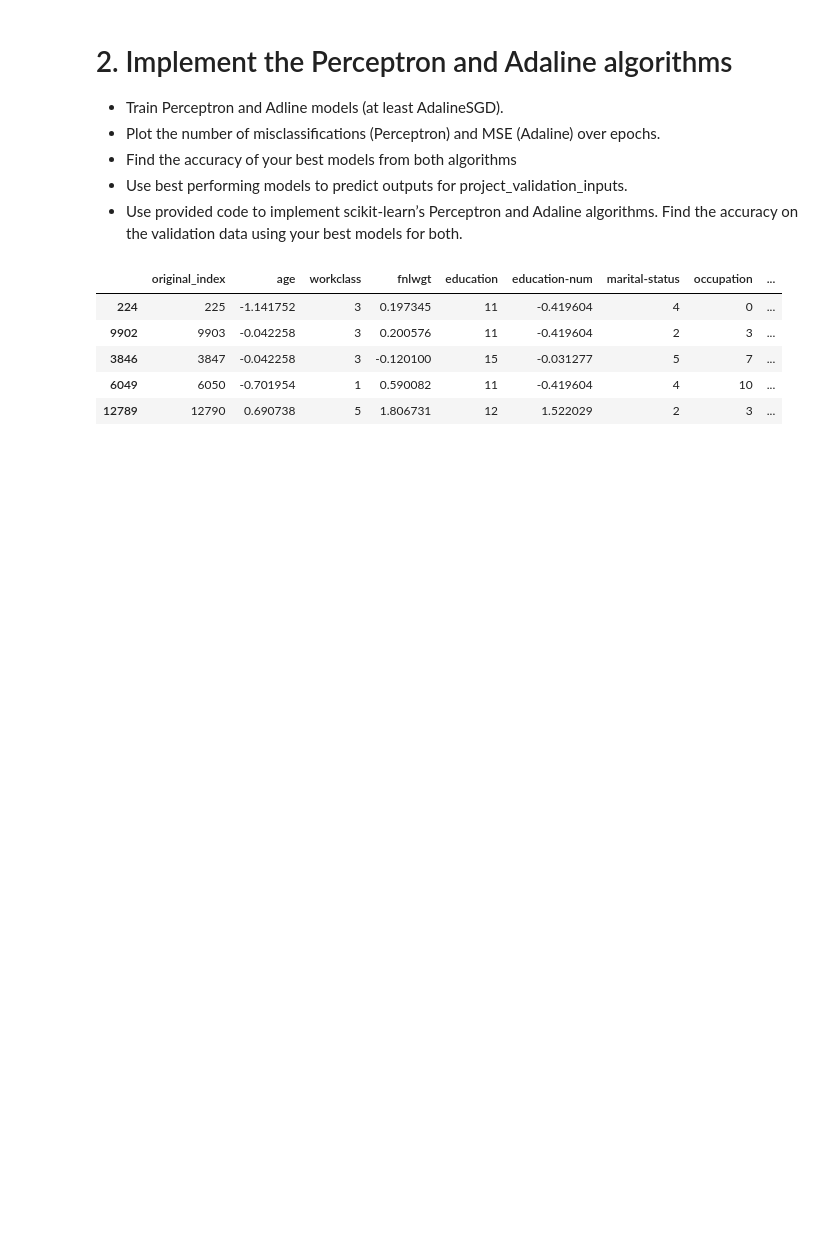
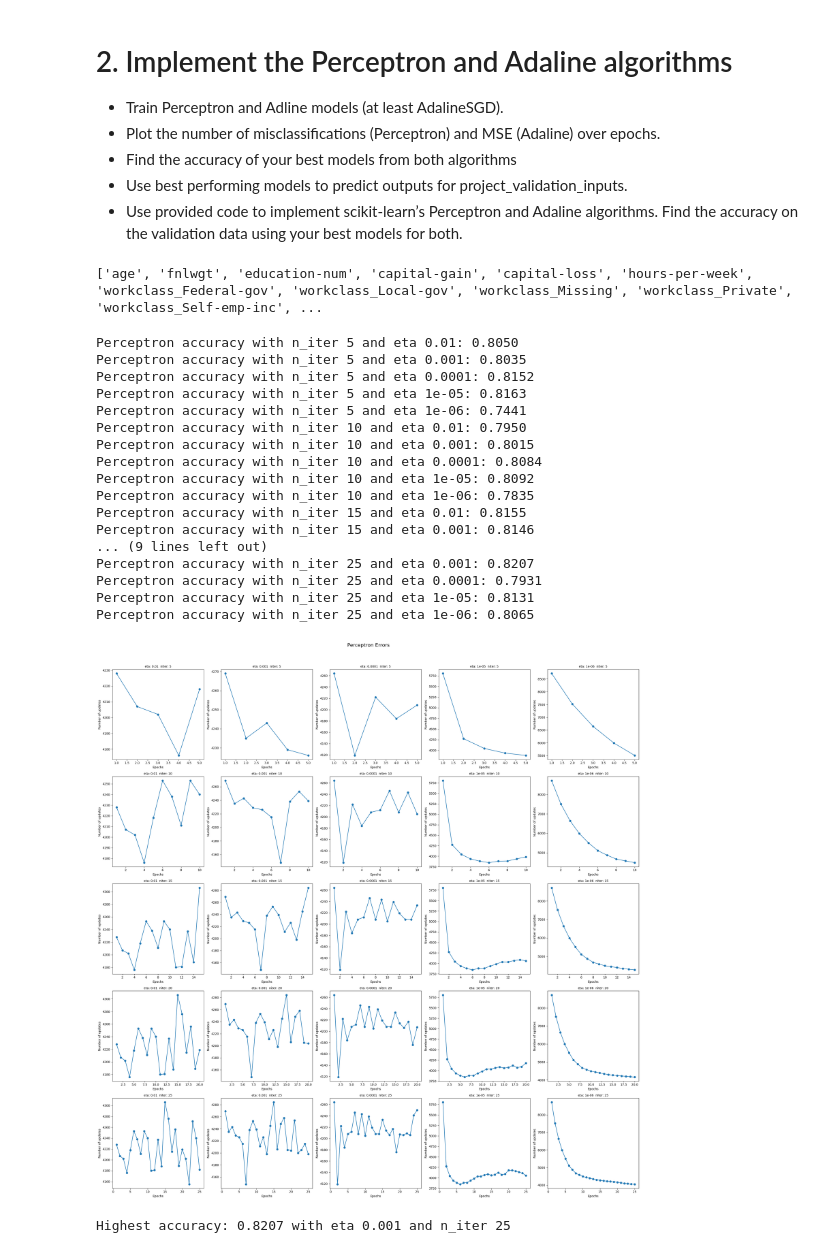
Before and after one commit to benmikeand/DASC41103_projects_team2, a Jupyter notebook: projects/project_1/code/perceptron_adaline.ipynb, the cells around one changed output. Drawn from its saved outputs; the diff is of its cells as text; code cells hidden in the pictures; blank space fills up the shorter version.

```diff
--- a/projects/project_1/code/perceptron_adaline.ipynb
+++ b/projects/project_1/code/perceptron_adaline.ipynb
@@ -124,15 +111,6 @@ dtype: float64
 # %%
 # split data into training and test datasets
 X_train, X_test, y_train, y_test = train_test_split(X, y, test_size=0.2, random_state=42)
-
-display(X_train.head())
-# %% [output]
-|  | original_index | age | workclass | fnlwgt | education | education-num | marital-status | occupation | ... |
-| 224 | 225 | -1.141752 | 3 | 0.197345 | 11 | -0.419604 | 4 | 0 | ... |
-| 9902 | 9903 | -0.042258 | 3 | 0.200576 | 11 | -0.419604 | 2 | 3 | ... |
-| 3846 | 3847 | -0.042258 | 3 | -0.120100 | 15 | -0.031277 | 5 | 7 | ... |
-| 6049 | 6050 | -0.701954 | 1 | 0.590082 | 11 | -0.419604 | 4 | 10 | ... |
-| 12789 | 12790 | 0.690738 | 5 | 1.806731 | 12 | 1.522029 | 2 | 3 | ... |
 # %%
 # manual adaline and perceptron implementations
 
@@ -325,2 +295,69 @@ feature_cols = ['age', 'workclass',
+# %%
+# assigning feature columns to variable for easy recall and avoid dropping 'original_index'
+# also validation dataset lacked 3 columns after encoded so excluding those as well to avoid shape mismatch issues
+
+feature_cols = [col for col in X_train.columns if col not in ['original_index', 'workclass_Never-worked', 'native-country_Holand-Netherlands', 'native-country_Outlying-US(Guam-USVI-etc)']]
+print(feature_cols)
+# %% [output]
+['age', 'fnlwgt', 'education-num', 'capital-gain', 'capital-loss', 'hours-per-week', 'workclass_Federal-gov', 'workclass_Local-gov', 'workclass_Missing', 'workclass_Private', 'workclass_Self-emp-inc', ...
+# %%
+# perceptron
+# code pulled from in class activities
+
+# tuned hyperparameters
+list_eta = [0.01, 0.001, 0.0001, 0.00001, 0.000001]
+list_niter = [5, 10, 15, 20, 25]
+
+# Create a new figure for perceptron plots
+fig, ax = plt.subplots(nrows=5, ncols=5, figsize=(25, 25))
+fig.suptitle("Perceptron Errors", fontsize=16, y=1.02)
+
+# added this to assist in finding the best combo for highest accuracy
+best_accuracy = 0
+best_combo = (None, None)  # (eta, n_iter)
+
+for j, n_temp in enumerate(list_niter):
+
+    for i, e_temp in enumerate(list_eta):
+        ppn = Perceptron(n_iter=n_temp, eta=e_temp).fit(X_train.loc[:,feature_cols].values, y_train.loc[:,'class'].values)
+        ax[j, i].plot(range(1, len(ppn.errors_) + 1), ppn.errors_, marker='o')
+        ax[j, i].set_xlabel('Epochs', fontsize=10)
+        ax[j, i].set_ylabel('Number of updates', fontsize=10)
+        ax[j, i].set_title(f"eta: {e_temp}  niter: {n_temp}", fontsize=10)
+
+        # Also calculate and print accuracy
+        y_pred = ppn.predict(X_test.loc[:,feature_cols].values)
+        acc = accuracy_score(y_test.loc[:, 'class'].values, y_pred)
+        print(f"Perceptron accuracy with n_iter {n_temp} and eta {e_temp}: {acc:.4f}")
+
+        if acc > best_accuracy:            # update everytime there's a new highest accuracy
+            best_accuracy = acc
+            best_combo = (e_temp, n_temp)
+
+plt.tight_layout()
+plt.show()
+
+# print out highest accuracy combo
+print(f"\nHighest accuracy: {best_accuracy:.4f} with eta {best_combo[0]} and n_iter {best_combo[1]}")
+# %% [output]
+Perceptron accuracy with n_iter 5 and eta 0.01: 0.8050
+Perceptron accuracy with n_iter 5 and eta 0.001: 0.8035
+Perceptron accuracy with n_iter 5 and eta 0.0001: 0.8152
+Perceptron accuracy with n_iter 5 and eta 1e-05: 0.8163
+Perceptron accuracy with n_iter 5 and eta 1e-06: 0.7441
+Perceptron accuracy with n_iter 10 and eta 0.01: 0.7950
+Perceptron accuracy with n_iter 10 and eta 0.001: 0.8015
+Perceptron accuracy with n_iter 10 and eta 0.0001: 0.8084
+Perceptron accuracy with n_iter 10 and eta 1e-05: 0.8092
+Perceptron accuracy with n_iter 10 and eta 1e-06: 0.7835
+Perceptron accuracy with n_iter 15 and eta 0.01: 0.8155
+Perceptron accuracy with n_iter 15 and eta 0.001: 0.8146
+... (9 lines left out)
+Perceptron accuracy with n_iter 25 and eta 0.001: 0.8207
+Perceptron accuracy with n_iter 25 and eta 0.0001: 0.7931
+Perceptron accuracy with n_iter 25 and eta 1e-05: 0.8131
+Perceptron accuracy with n_iter 25 and eta 1e-06: 0.8065
+[figure, added]
+Highest accuracy: 0.8207 with eta 0.001 and n_iter 25
 # %%
 # adaline sgd
```
Also changed, not shown: parts of 23 cells of this notebook, 1 other file.
